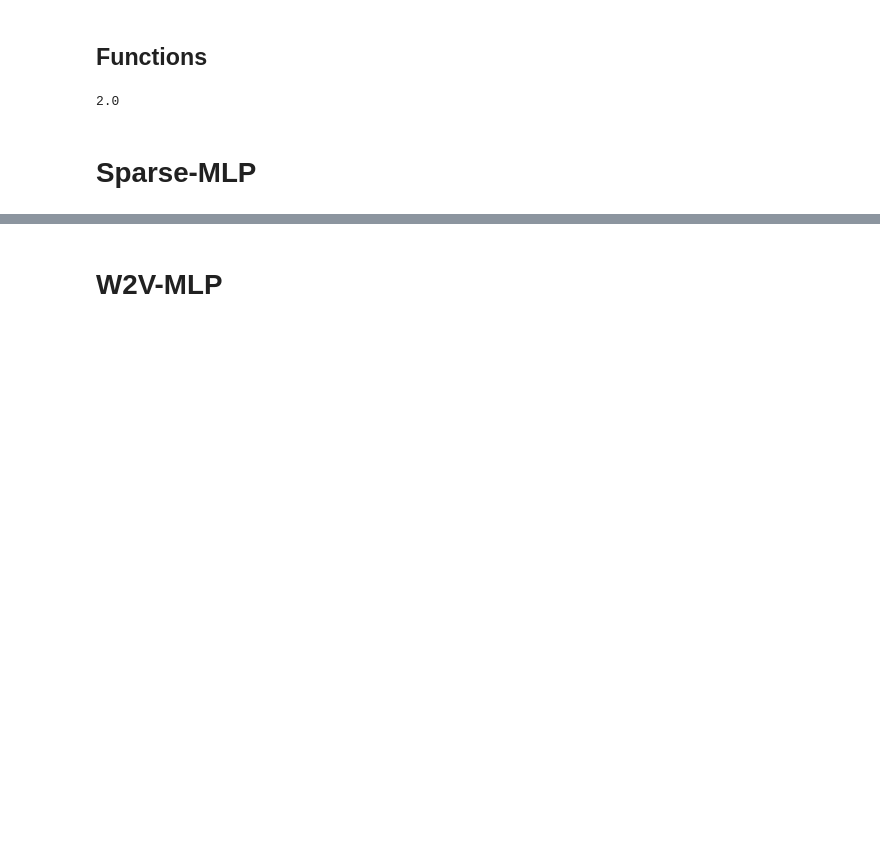
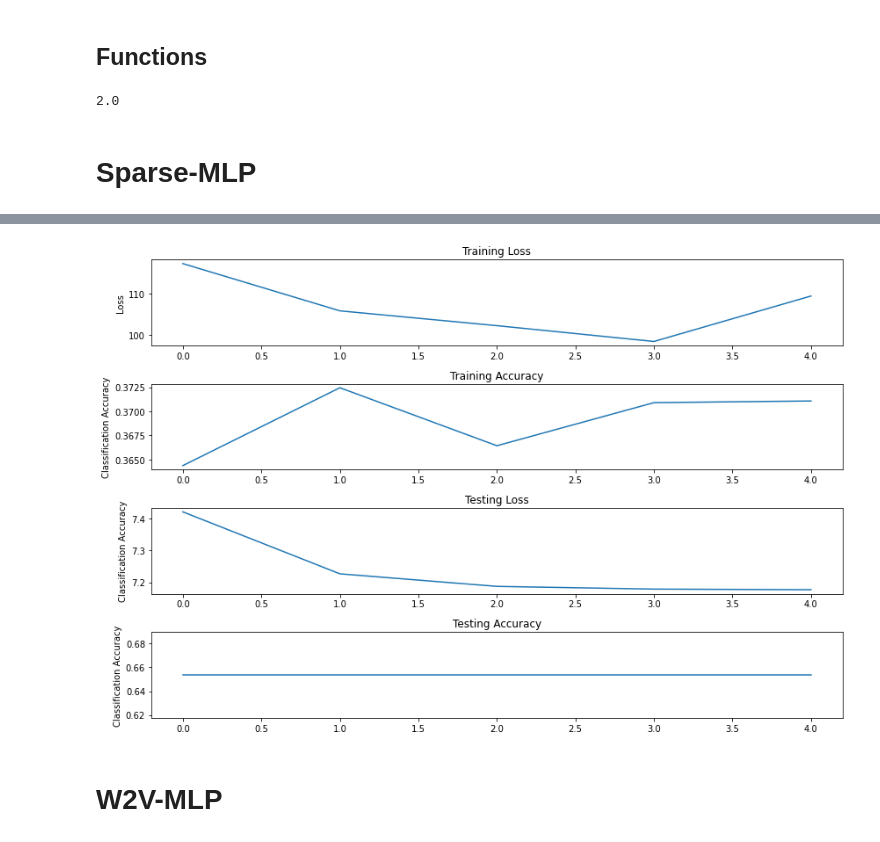
Before and after one commit to zzunebye/Capstone-code-data, a Jupyter notebook: _CLF_MLP.ipynb, the cells around one changed output, grey strips where cells are left out. Cells and saved outputs as stored; diff of their text form; code cells hidden in the pictures; blank space fills up the shorter version.

```diff
--- a/_CLF_MLP.ipynb
+++ b/_CLF_MLP.ipynb
@@ -349,5 +372,10 @@ val_accuracy
 2.0
 # %% [markdown]
 # Sparse-MLP
+# %%
+from sklearn.preprocessing import StandardScaler
+scaler = StandardScaler()
+train = scaler.fit_transform(pheme_sparse.values)
+test = scaler.fit_transform(ext_sparse.values)
 # %%
 # tensor_x1 = torch.Tensor(pheme_sparse.values).unsqueeze(1)
@@ -398,7 +414,7 @@ torch.Size([4912, 1])
 # %%
-class FC_net(nn.Module):
+class sparse_model(nn.Module):
     def __init__(self):
-        super(FC_net, self).__init__() # 1*20
+        super(sparse_model, self).__init__() # 1*20
         self.fc1 = nn.Linear(27, 12, bias=True) # 420
         self.fc2 = nn.Linear(12, 8, bias=True)
         self.fc3 = nn.Linear(8, 1)
@@ -413,10 +429,18 @@ class FC_net(nn.Module):
         x = self.fc3(x)
         return x
 # %%
-import torch.optim as optim
+model_sparse = sparse_model()
 
-model_sparse = FC_net()
 criterion = nn.BCEWithLogitsLoss()
-optimizer = optim.SGD(model_sparse.parameters(), lr=0.01, momentum=0.9)
-# optimizer = optim.Adam(model_sparse.parameters(), lr=1e-04)
-scheduler = lr_scheduler.ExponentialLR(optimizer, gamma= 0.99)
+# optimizer = optim.SGD(model_sparse.parameters(), lr=0.01, momentum=0.9)
+optimizer = optim.Adam(model_sparse.parameters(), lr=5e-5, eps=1e-8, weight_decay=1e-6)
+# scheduler = lr_scheduler.ExponentialLR(optimizer, gamma= 0.99)
+
+epochs = 100
+
+total_steps = len(train_dataloader) * epochs
+scheduler = get_linear_schedule_with_warmup(optimizer,
+                                            num_warmup_steps=0,  # Default value
+                                            num_training_steps=total_steps)
+
+PATH = "./Model/state_dict_sparse_model.pt"
@@ -429,3 +447,3 @@ PATH = "./Model/state_dict_sparse_model.pt"
 # %%
-train_acc, train_loss, val_acc, val_loss_list = train(model=model_sparse, num_epochs=1, criterion=criterion, optimizer=optimizer, train_loader=train_dataloader, train_size=train_size, test_loader=test_dataloader, test_size=test_size, PATH=PATH)
+train_acc, train_loss, val_acc, val_loss_list = train1(model=model_sparse, num_epochs=100, criterion=criterion, optimizer=optimizer, train_loader=train_dataloader, train_size=train_size, test_loader=test_dataloader, test_size=test_size, PATH=PATH)
 # %% [output]
@@ -448,3 +467,7 @@ plt.show()
+# %%
+clf_report(train_loss, train_acc, val_loss_list, val_acc)
+# %% [output]
+[figure, added]
 # %% [markdown]
 # W2V-MLP
 # %%
```
Also changed, not shown: parts of 36 cells of this notebook, 1 other file.
